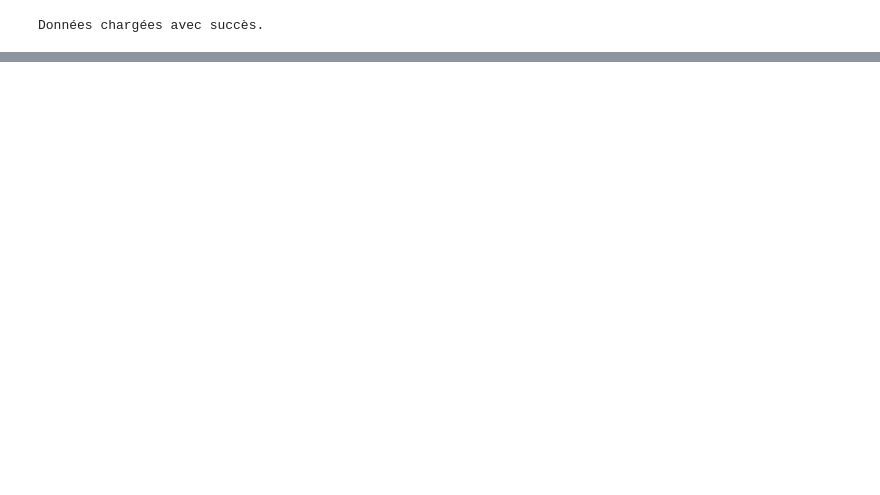
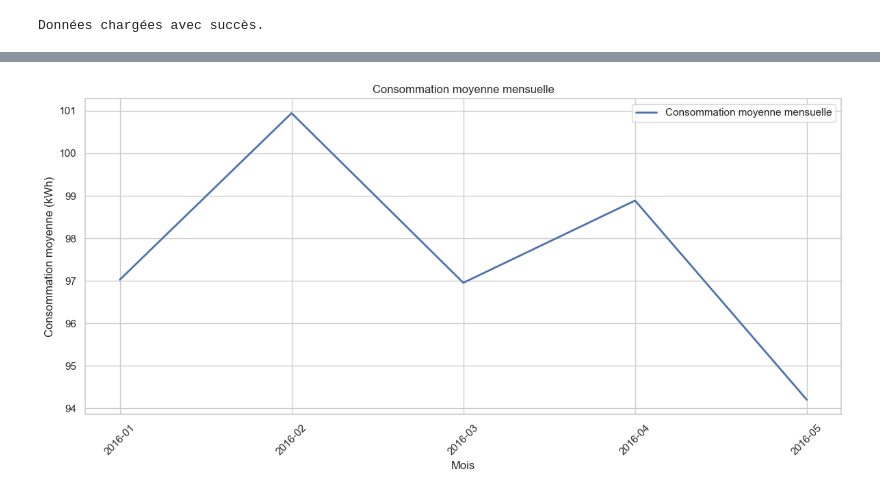
Before and after one commit to lcscaio77/appliances-energy-prediction, a Jupyter notebook: notebooks/01_data_exploration.ipynb, the cells around one changed output, grey strips where cells are left out. Cells and saved outputs as stored; diff of their text form; code cells hidden in the pictures; blank space fills up the shorter version.

```diff
--- a/notebooks/01_data_exploration.ipynb
+++ b/notebooks/01_data_exploration.ipynb
@@ -32,0 +123,30 @@ plt.show()
+# %%
+import matplotlib.pyplot as plt
+
+# Assurez-vous que la colonne 'date' est au format datetime (si nécessaire)
+data['date'] = pd.to_datetime(data['date'])
+
+# Extraire l'année et le mois
+data['mois'] = data['date'].dt.to_period('M')  # Extrait le mois sous forme d'une période (ex : 2025-01)
+
+# Calculer la consommation moyenne par mois
+moyennes_mensuelles = data.groupby('mois')['Appliances'].mean()
+
+# Tracer la consommation moyenne par mois
+plt.figure(figsize=(12, 6))
+
+plt.plot(moyennes_mensuelles.index.astype(str), moyennes_mensuelles.values, label='Consommation moyenne mensuelle', linewidth=2)
+
+# Ajouter des labels et un titre
+plt.xlabel('Mois')
+plt.ylabel('Consommation moyenne (kWh)')
+plt.title('Consommation moyenne mensuelle')
+
+# Option pour améliorer la lisibilité des dates
+plt.xticks(rotation=45)
+
+plt.legend()
+plt.tight_layout()
+plt.show()
+# %% [output]
+[figure, added]
```
Also changed, not shown: parts of 9 cells of this notebook, 7 other files.
